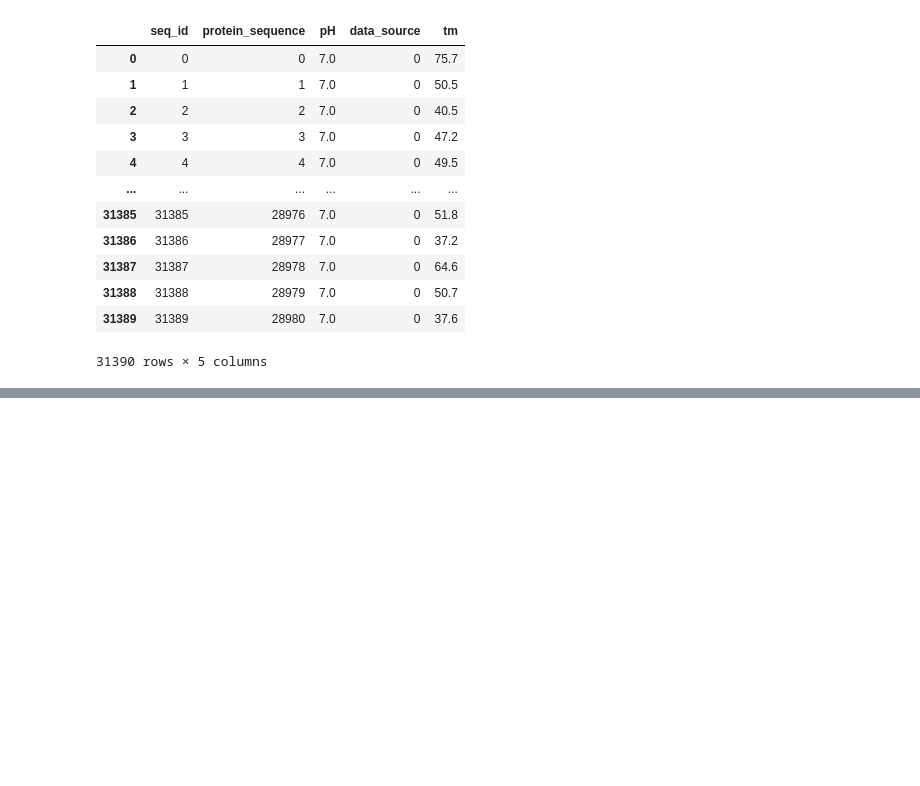
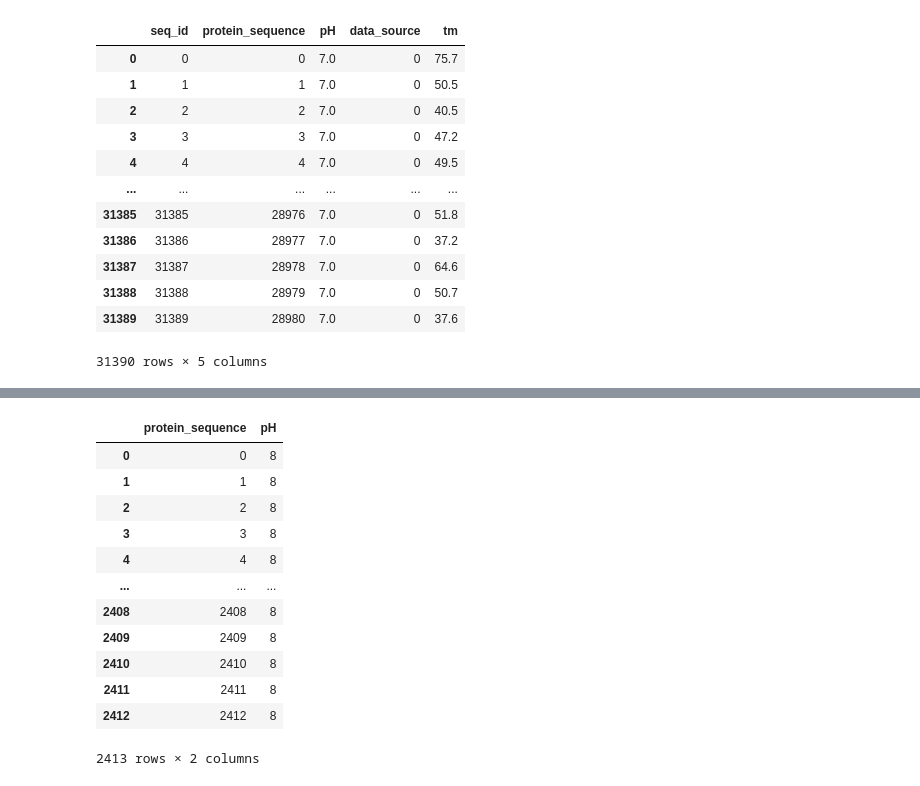
Before and after one commit to mohmaed7777/Novozymes-Enzyme-Stability-Prediction, a Jupyter notebook: novozyme_xgboost.ipynb, the cells around one changed output, grey strips where cells are left out. Saved outputs shown, nothing was run; the diff lists cells and outputs as text; code cells hidden in the pictures; blank space fills up the shorter version.

```diff
--- a/novozyme_xgboost.ipynb
+++ b/novozyme_xgboost.ipynb
@@ -245,0 +290,16 @@ df_train
+# %%
+df_tes
+# %% [output]
+|  | protein_sequence | pH |
+| 0 | 0 | 8 |
+| 1 | 1 | 8 |
+| 2 | 2 | 8 |
+| 3 | 3 | 8 |
+| 4 | 4 | 8 |
+| ... | ... | ... |
+| 2408 | 2408 | 8 |
+| 2409 | 2409 | 8 |
+| 2410 | 2410 | 8 |
+| 2411 | 2411 | 8 |
+| 2412 | 2412 | 8 |
+2413 rows × 2 columns
```
Also changed, not shown: parts of 26 cells of this notebook.
